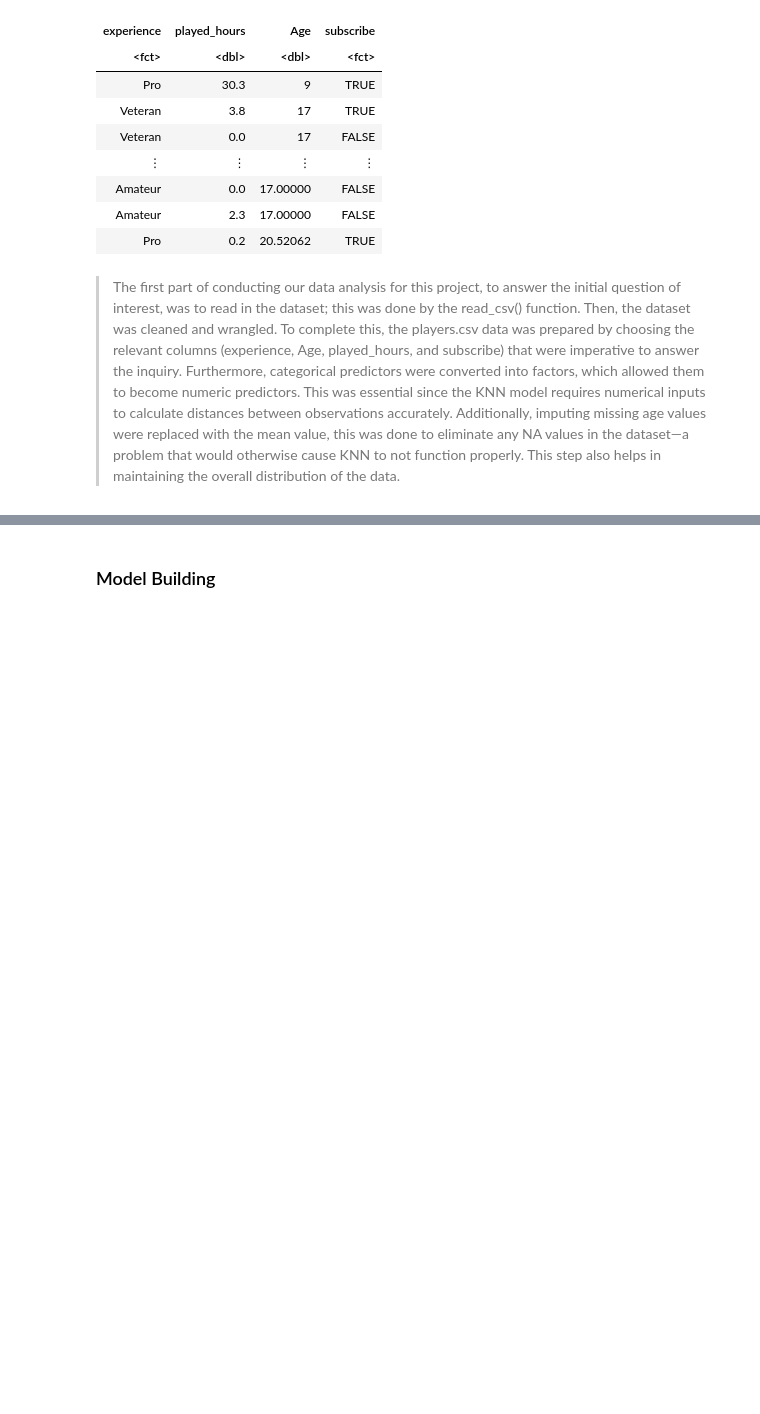
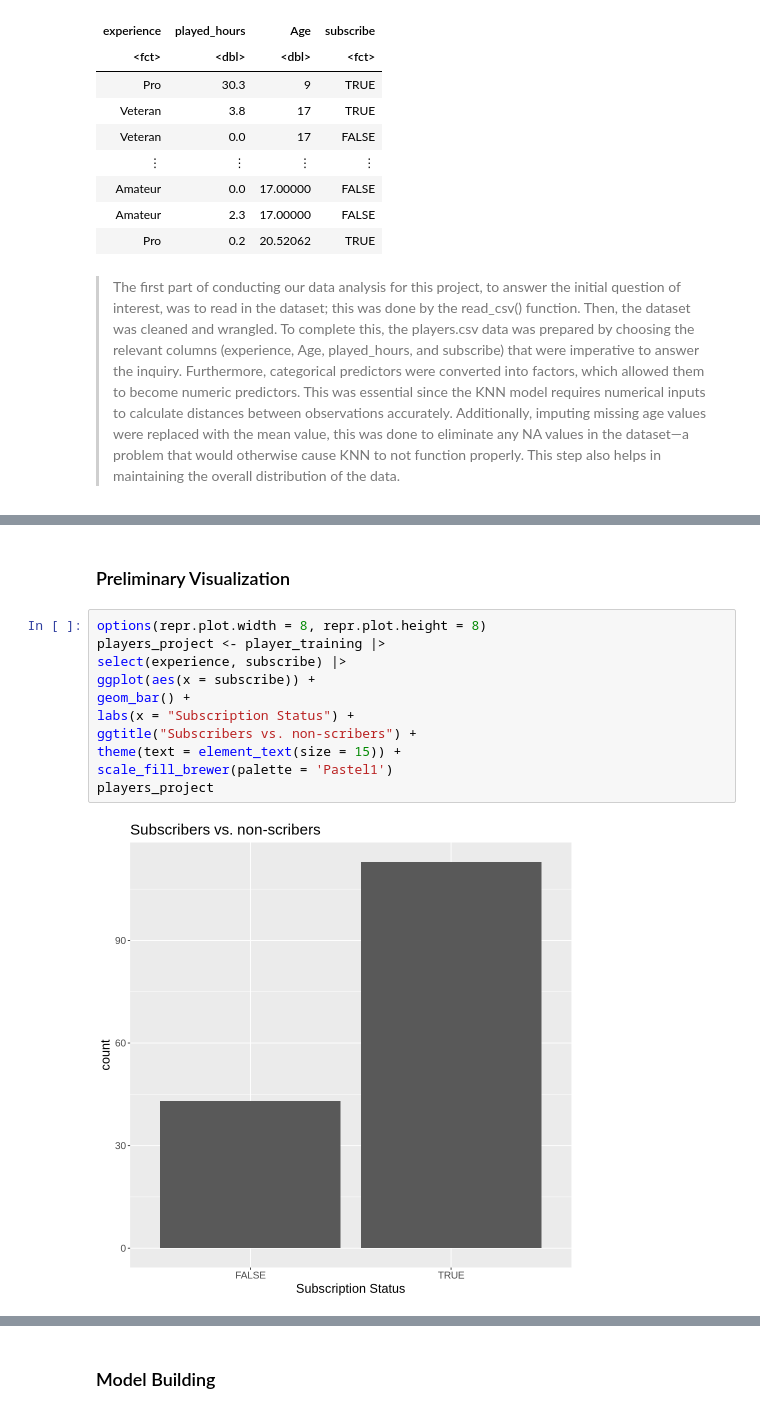
Before and after one commit to valkyraycho/DSCI-Project, a Jupyter notebook: project_report.ipynb, the cells around one changed output, grey strips where cells are left out. Drawn from its saved outputs; the diff is of its cells as text; blank space fills up the shorter version.

```diff
--- a/project_report.ipynb
+++ b/project_report.ipynb
@@ -118,0 +96,15 @@ player_testing  <- testing(player_split)
+# %% [markdown]
+### Preliminary Visualization
+# %%
+options(repr.plot.width = 8, repr.plot.height = 8)
+players_project <- player_training |>
+select(experience, subscribe) |>
+ggplot(aes(x = subscribe)) +
+geom_bar() +
+labs(x = "Subscription Status") +
+ggtitle("Subscribers vs. non-scribers") +
+theme(text = element_text(size = 15)) +
+scale_fill_brewer(palette = 'Pastel1')
+players_project
+# %% [output]
+[figure, new version]
```
Also changed, not shown: parts of 22 cells of this notebook.
